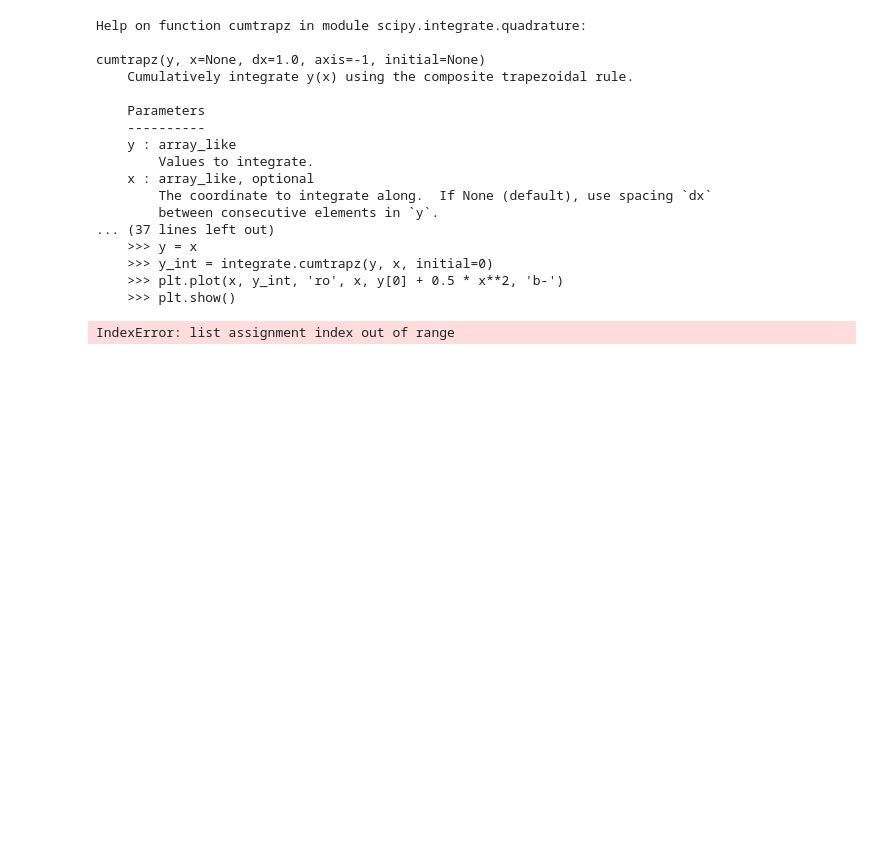
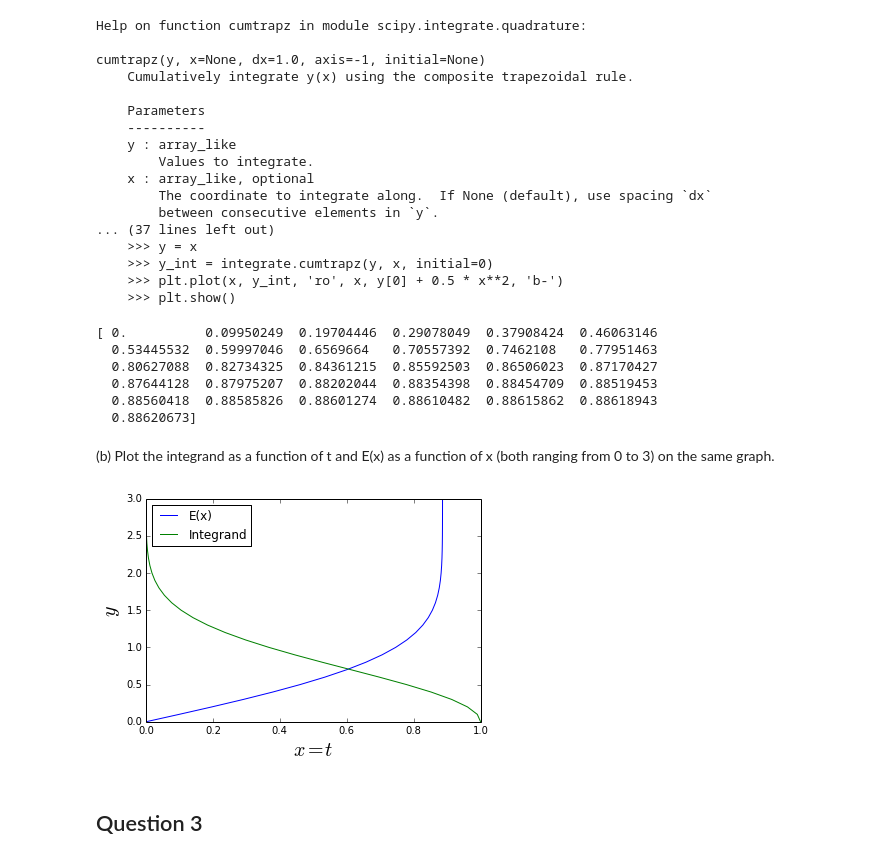
Before and after one commit to sfunkhou/PHYS202-S14, a Jupyter notebook: SciPy/IntegrationExercises.ipynb, the cells around one changed output. Drawn from its saved outputs; the diff is of its cells as text; code cells hidden in the pictures; blank space fills up the shorter version.

```diff
--- a/SciPy/IntegrationExercises.ipynb
+++ b/SciPy/IntegrationExercises.ipynb
@@ -111,9 +113,29 @@ cumtrapz(y, x=None, dx=1.0, axis=-1, initial=None)
 # %%
-fun = lambda t: exp(-t**2)
+y = np.exp(-t**2)
 
-t = np.arange(0,3,0.1)
-result = integrate.cumtrapz(fun, t)
+t = np.arange(0,3.1,0.1)
+#t = np.linspace(0,3, num = 30)
+result = integrate.cumtrapz(y, t, initial=0)
 
 print result
 # %% [output]
-IndexError: list assignment index out of range
+[ 0.          0.09950249  0.19704446  0.29078049  0.37908424  0.46063146
+  0.53445532  0.59997046  0.6569664   0.70557392  0.7462108   0.77951463
+  0.80627088  0.82734325  0.84361215  0.85592503  0.86506023  0.87170427
+  0.87644128  0.87975207  0.88202044  0.88354398  0.88454709  0.88519453
+  0.88560418  0.88585826  0.88601274  0.88610482  0.88615862  0.88618943
+  0.88620673]
+# %% [markdown]
+(b) Plot the integrand as a function of t and E(x) as a function of x (both ranging from 0 to 3) on the same graph.
+# %%
+plt.plot(result, t, label = "E(x)")
+plt.plot(y, t, label = "Integrand")
+plt.xlabel(r'$x=t$',fontsize=20)
+plt.ylabel(r'$y$', fontsize=20)
+plt.legend(loc = "upper left")
+
+plt.show()
+# %% [output]
+[figure, added]
+# %% [markdown]
+## Question 3
```
Also changed, not shown: parts of 13 cells of this notebook.
